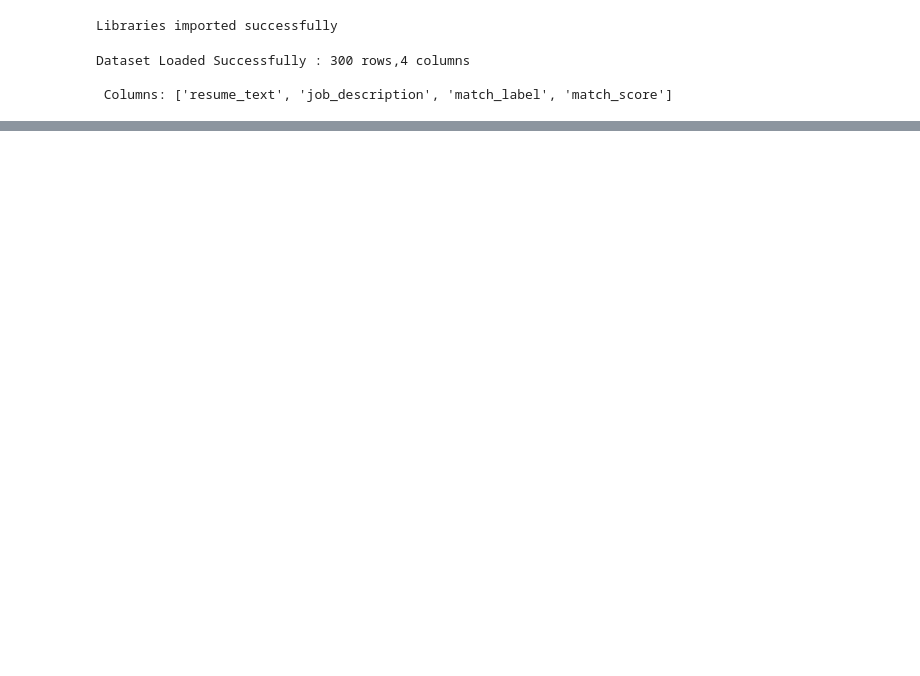
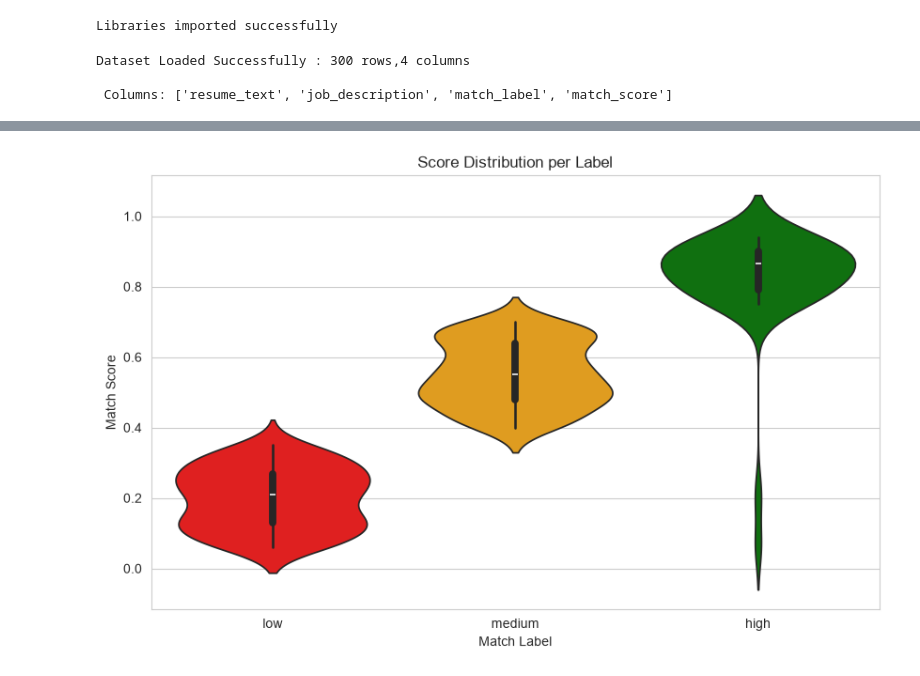
Before and after one commit to dileepkumar2626/ATS_Scorer_App, a Jupyter notebook: jupyter_notebooks/01_EDA_and_DATA_prep.ipynb, the cells around one changed output, grey strips where cells are left out. Cells and saved outputs as stored; diff of their text form; code cells hidden in the pictures; blank space fills up the shorter version.

```diff
--- a/jupyter_notebooks/01_EDA_and_DATA_prep.ipynb
+++ b/jupyter_notebooks/01_EDA_and_DATA_prep.ipynb
@@ -44,0 +268,15 @@ Dataset Loaded Successfully : 300 rows,4 columns
+# %%
+import seaborn as sns
+df_plot = df.copy()
+df_plot['match_label'] = df_plot['match_label'].str.lower()
+df_plot = df_plot[(df_plot['match_score'] >= 0) & (df_plot['match_score'] <= 1)]
+plt.figure(figsize=(10, 6))
+sns.violinplot(data=df_plot, x='match_label', y='match_score',
+               order=['low','medium','high'],
+               palette=['red','orange','green'])
+plt.title('Score Distribution per Label')
+plt.xlabel('Match Label')
+plt.ylabel('Match Score')
+plt.show()
+# %% [output]
+[figure, added]
```
Also changed, not shown: parts of 30 cells of this notebook, 1 other file.
